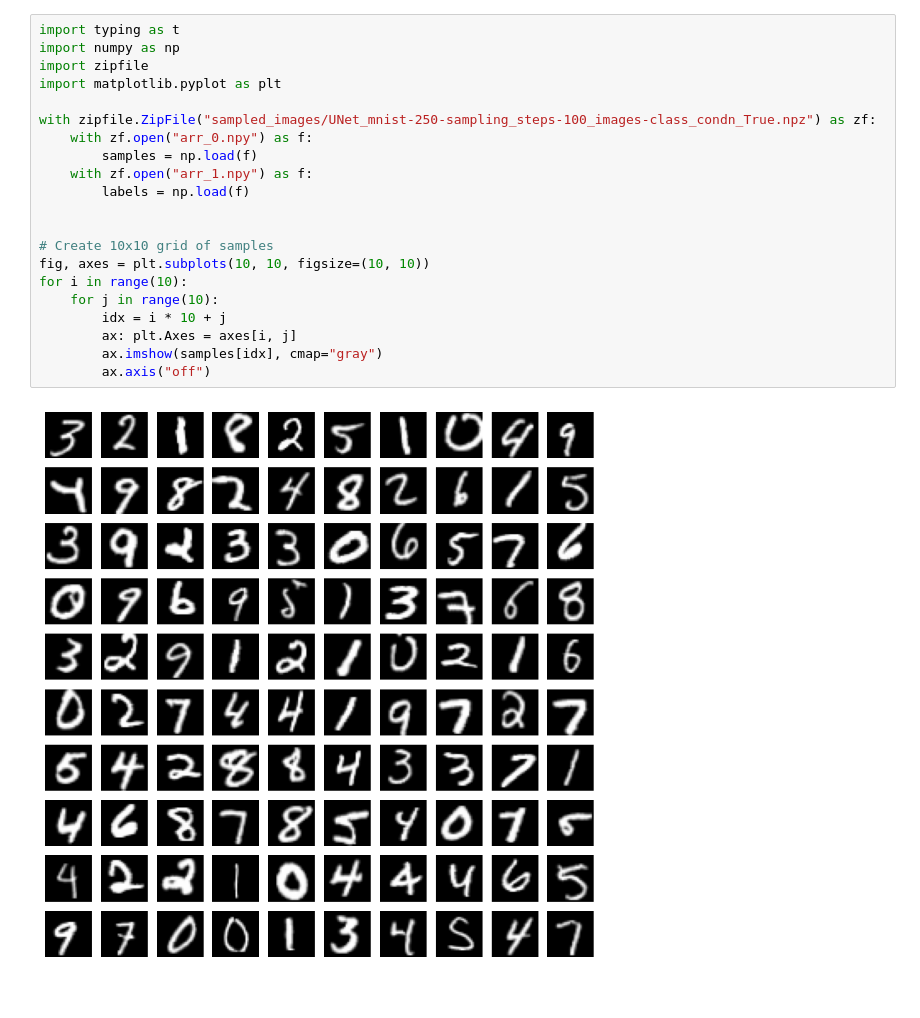
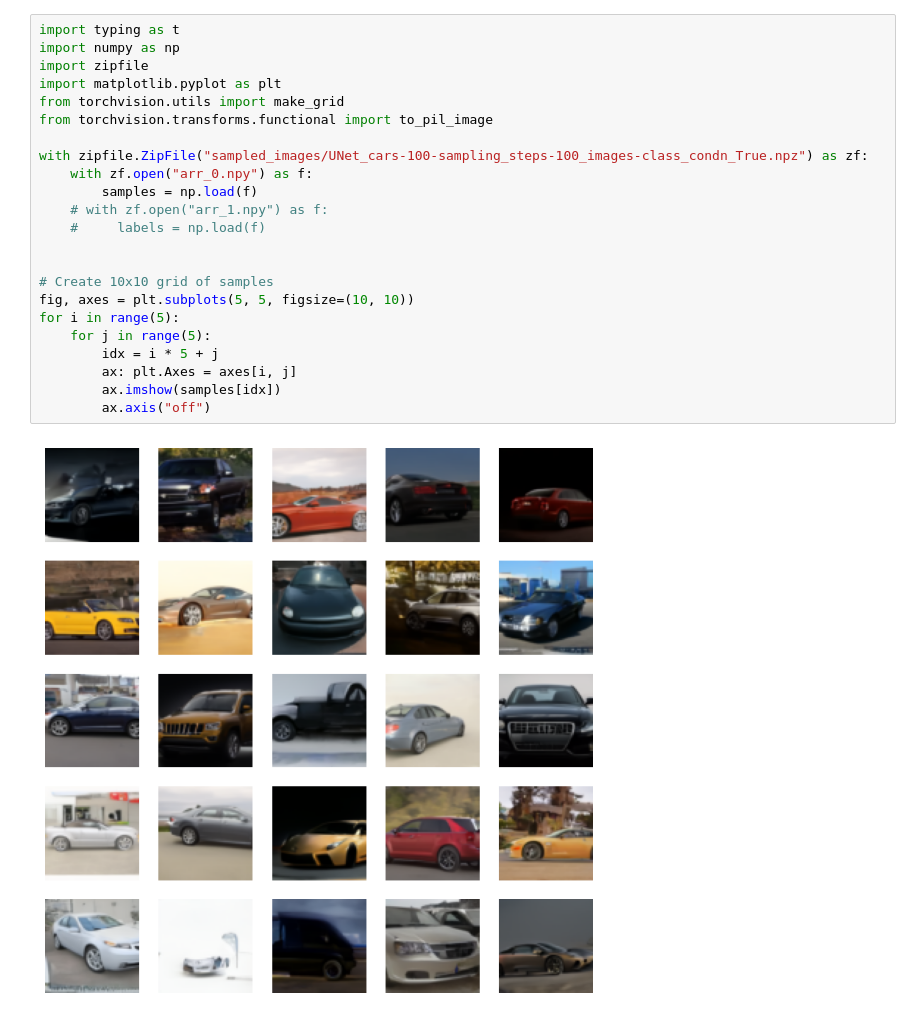
Before and after one commit to tachyonicClock/catastrophic-diffusion, a Jupyter notebook: notebook.ipynb, the cells around one changed output. Drawn from its saved outputs; the diff is of its cells as text.

```diff
--- a/notebook.ipynb
+++ b/notebook.ipynb
@@ -1,23 +1,25 @@
 # %%
 import typing as t
 import numpy as np
 import zipfile
 import matplotlib.pyplot as plt
+from torchvision.utils import make_grid
+from torchvision.transforms.functional import to_pil_image
 
-with zipfile.ZipFile("sampled_images/UNet_mnist-250-sampling_steps-100_images-class_condn_True.npz") as zf:
+with zipfile.ZipFile("sampled_images/UNet_cars-100-sampling_steps-100_images-class_condn_True.npz") as zf:
     with zf.open("arr_0.npy") as f:
         samples = np.load(f)
-    with zf.open("arr_1.npy") as f:
-        labels = np.load(f)
+    # with zf.open("arr_1.npy") as f:
+    #     labels = np.load(f)
 
 
 # Create 10x10 grid of samples
-fig, axes = plt.subplots(10, 10, figsize=(10, 10))
-for i in range(10):
-    for j in range(10):
-        idx = i * 10 + j
+fig, axes = plt.subplots(5, 5, figsize=(10, 10))
+for i in range(5):
+    for j in range(5):
+        idx = i * 5 + j
         ax: plt.Axes = axes[i, j]
-        ax.imshow(samples[idx], cmap="gray")
+        ax.imshow(samples[idx])
         ax.axis("off")
 # %% [output]
-[figure, old version]
+[figure, new version]
```
Also changed, not shown: parts of 5 cells of this notebook, 7 other files.
